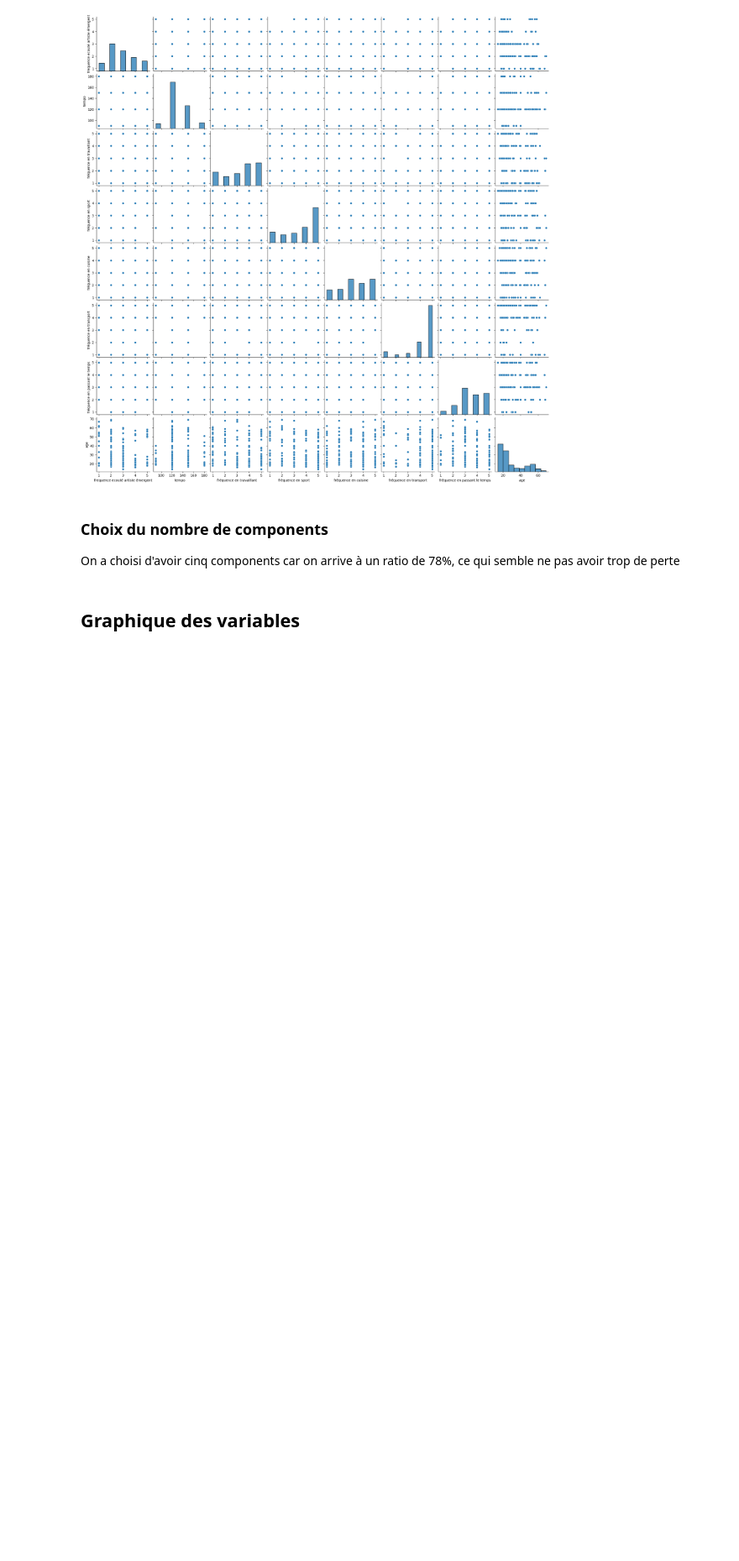
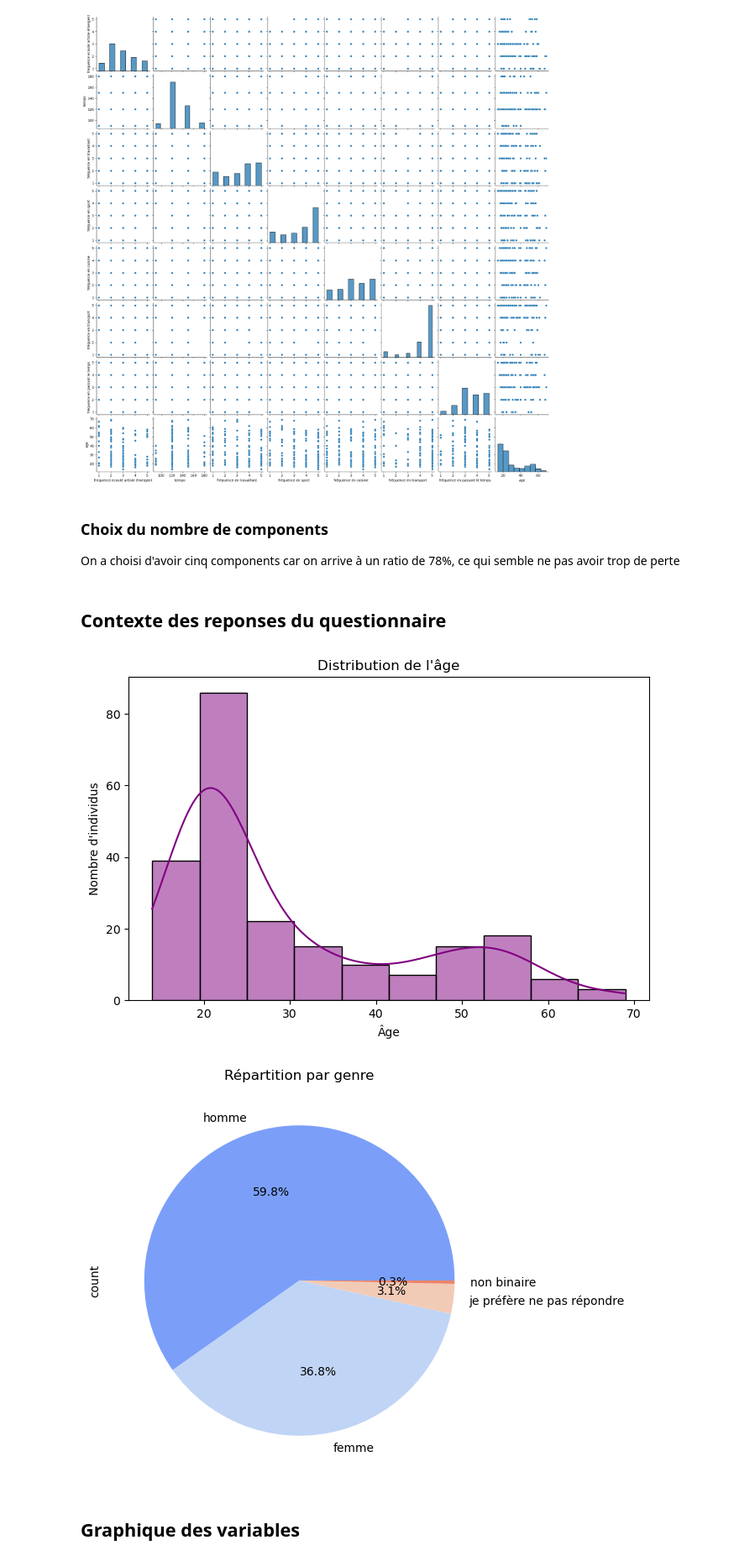
Before and after one commit to MatheoPf/myli, a Jupyter notebook: analyse.ipynb, the cells around one changed output. Shown at 84% size. Saved outputs shown, nothing was run; the diff lists cells and outputs as text; code cells hidden in the pictures; blank space fills up the shorter version.

```diff
--- a/analyse.ipynb
+++ b/analyse.ipynb
@@ -55,6 +65,23 @@ Index(['frequence ecouté artiste émergent', 'tempo',
 # %% [markdown]
 ### Choix du nombre de components
 On a choisi d'avoir cinq components car on arrive à un ratio de 78%, ce qui semble ne pas avoir trop de perte
+# %% [markdown]
+## Contexte des reponses du questionnaire
+# %%
+plt.figure(figsize=(8, 5))
+sns.histplot(data_quant['age'], bins=10, kde=True, color='purple')
+plt.title("Distribution de l'âge")
+plt.xlabel("Âge")
+plt.ylabel("Nombre d'individus")
+plt.show()
+
+plt.figure(figsize=(6, 6))
+data['genre'].value_counts().plot.pie(autopct='%1.1f%%', colors=sns.color_palette('coolwarm', len(data['genre'].unique())))
+plt.title("Répartition par genre")
+plt.show()
+# %% [output]
+[figure, added]
+[figure, added]
 # %% [markdown]
 ## Graphique des variables
 # %%
```
Also changed, not shown: parts of 6 cells of this notebook, 2 other files.
